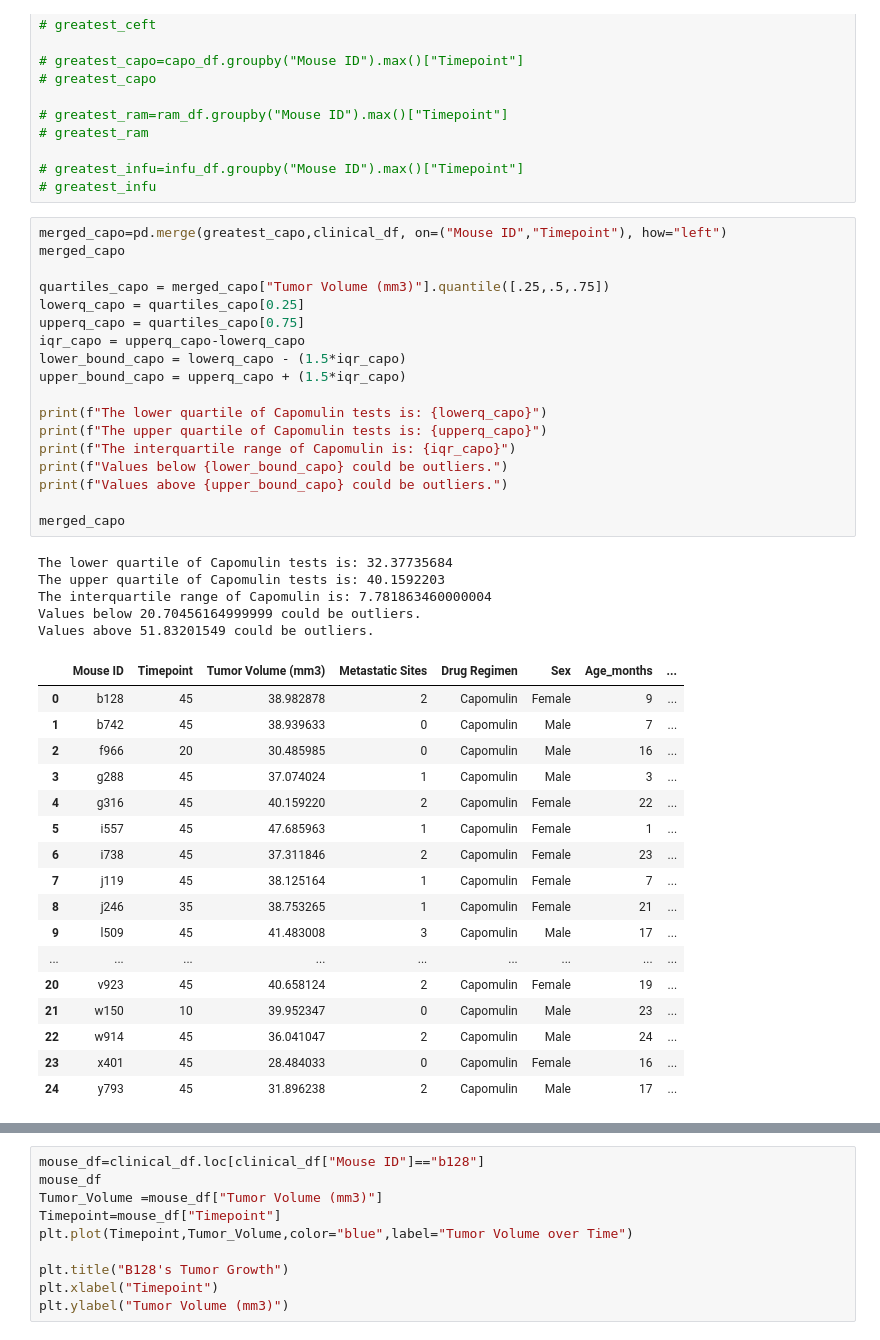
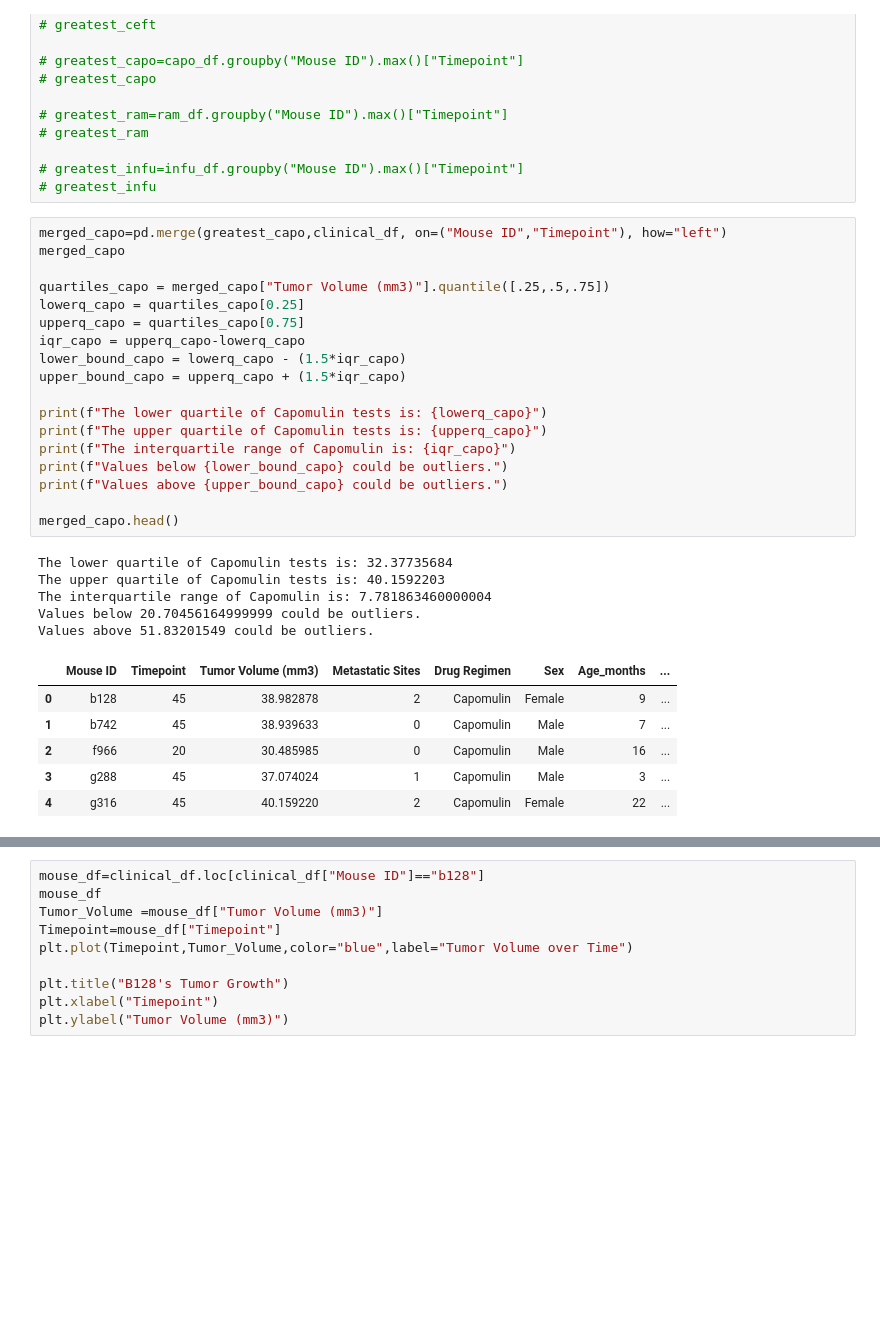
Before and after one commit to michael-young-30/Matplotlib-challenge, a Jupyter notebook: Matplotlib_challenge.ipynb, the cells around one changed output, grey strips where cells are left out. Saved outputs shown, nothing was run; the diff lists cells and outputs as text; blank space fills up the shorter version.

```diff
--- a/Matplotlib_challenge.ipynb
+++ b/Matplotlib_challenge.ipynb
@@ -169,43 +154,32 @@ ceft_df=clinical_df.loc[clinical_df["Drug Regimen"]=="Ceftamin"]
 # %%
 merged_capo=pd.merge(greatest_capo,clinical_df, on=("Mouse ID","Timepoint"), how="left")
 merged_capo
 
 quartiles_capo = merged_capo["Tumor Volume (mm3)"].quantile([.25,.5,.75])
 lowerq_capo = quartiles_capo[0.25]
 upperq_capo = quartiles_capo[0.75]
 iqr_capo = upperq_capo-lowerq_capo
 lower_bound_capo = lowerq_capo - (1.5*iqr_capo)
 upper_bound_capo = upperq_capo + (1.5*iqr_capo)
 
 print(f"The lower quartile of Capomulin tests is: {lowerq_capo}")
 print(f"The upper quartile of Capomulin tests is: {upperq_capo}")
 print(f"The interquartile range of Capomulin is: {iqr_capo}")
 print(f"Values below {lower_bound_capo} could be outliers.")
 print(f"Values above {upper_bound_capo} could be outliers.")
 
-merged_capo
+merged_capo.head()
 # %% [output]
 The lower quartile of Capomulin tests is: 32.37735684
 The upper quartile of Capomulin tests is: 40.1592203
 The interquartile range of Capomulin is: 7.781863460000004
 Values below 20.70456164999999 could be outliers.
 Values above 51.83201549 could be outliers.
 |  | Mouse ID | Timepoint | Tumor Volume (mm3) | Metastatic Sites | Drug Regimen | Sex | Age_months | ... |
 | 0 | b128 | 45 | 38.982878 | 2 | Capomulin | Female | 9 | ... |
 | 1 | b742 | 45 | 38.939633 | 0 | Capomulin | Male | 7 | ... |
 | 2 | f966 | 20 | 30.485985 | 0 | Capomulin | Male | 16 | ... |
 | 3 | g288 | 45 | 37.074024 | 1 | Capomulin | Male | 3 | ... |
 | 4 | g316 | 45 | 40.159220 | 2 | Capomulin | Female | 22 | ... |
-| 5 | i557 | 45 | 47.685963 | 1 | Capomulin | Female | 1 | ... |
-| 6 | i738 | 45 | 37.311846 | 2 | Capomulin | Female | 23 | ... |
-| 7 | j119 | 45 | 38.125164 | 1 | Capomulin | Female | 7 | ... |
-| 8 | j246 | 35 | 38.753265 | 1 | Capomulin | Female | 21 | ... |
-| 9 | l509 | 45 | 41.483008 | 3 | Capomulin | Male | 17 | ... |
-| ... | ... | ... | ... | ... | ... | ... | ... | ... |
-| 20 | v923 | 45 | 40.658124 | 2 | Capomulin | Female | 19 | ... |
-| 21 | w150 | 10 | 39.952347 | 0 | Capomulin | Male | 23 | ... |
-| 22 | w914 | 45 | 36.041047 | 2 | Capomulin | Male | 24 | ... |
-| 23 | x401 | 45 | 28.484033 | 0 | Capomulin | Female | 16 | ... |
-| 24 | y793 | 45 | 31.896238 | 2 | Capomulin | Male | 17 | ... |
 # %%
 merged_ceft=pd.merge(greatest_ceft,clinical_df, on=("Mouse ID","Timepoint"), how="left")
```
Also changed, not shown: parts of 18 cells of this notebook, 4 other files.
